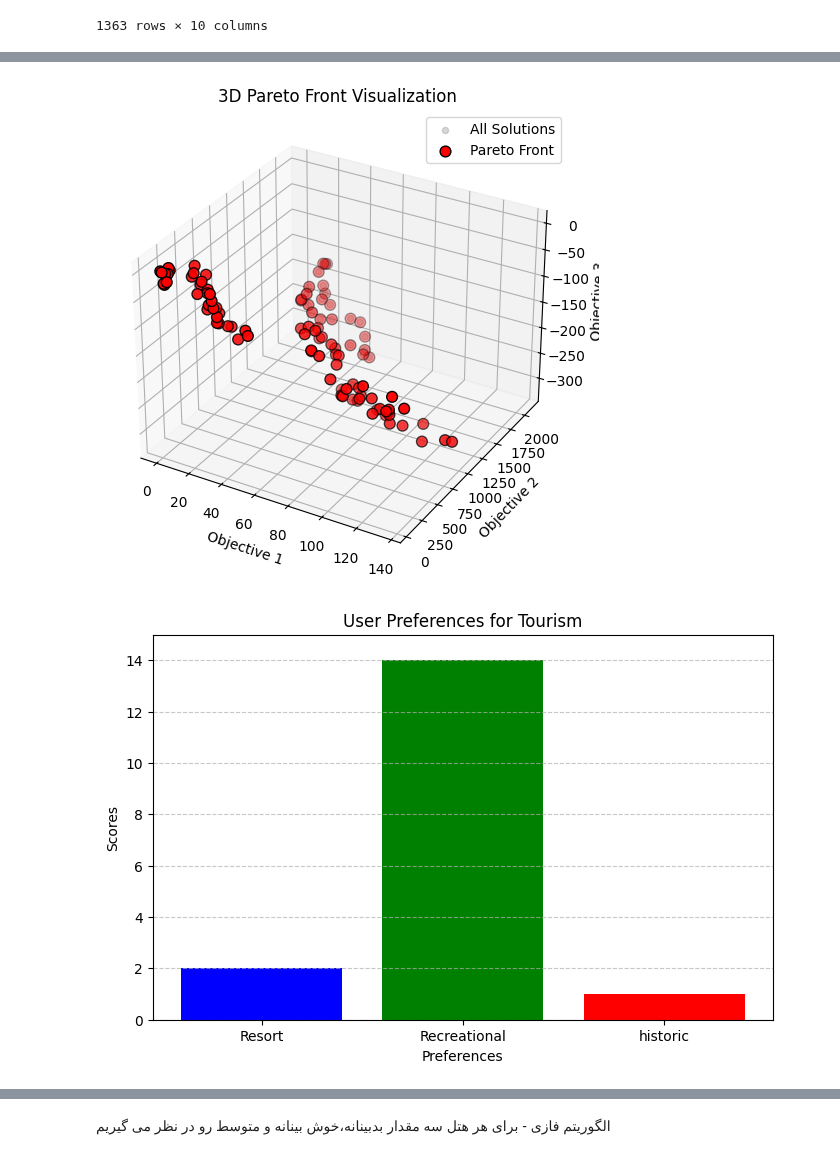
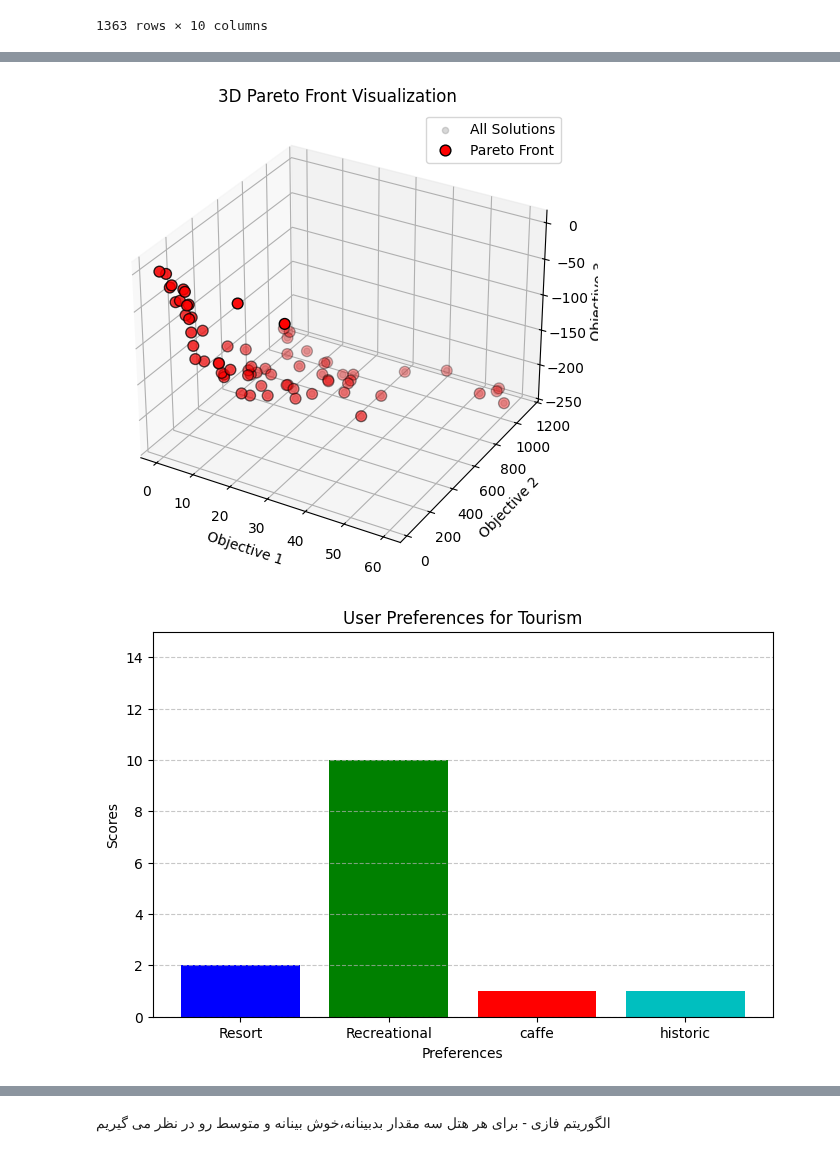
Before and after one commit to hosngholami/RecommenderSystem, a Jupyter notebook: RecommenderSystem.ipynb, the cells around one changed output, grey strips where cells are left out. Cells and saved outputs as stored; diff of their text form; code cells hidden in the pictures.

```diff
--- a/RecommenderSystem.ipynb
+++ b/RecommenderSystem.ipynb
@@ -477,29 +477,30 @@ class CustomeCrossover(Crossover):
               lengthParent1 = parent1[0]
               lengthParent2 = parent2[0]
 
+              minLength = min(lengthParent1, lengthParent2)
+              if(lengthParent1 > 2) and (lengthParent2 > 2):
+                point = np.random.randint(2, minLength)
 
+                child1 = np.hstack((0,
+                                    parent1[1],
+                                    parent1[2:point],
+                                    parent2[point + 1:lengthParent2-1],
+                                    parent1[lengthParent1]))
+                child2 = np.hstack((0,
+                                    parent2[1],
+                                    parent2[2:point],
+                                    parent1[point + 1:lengthParent1-1],
+                                    parent2[lengthParent2]))
 
+                child1[0] = len(child1[1:])
+                child2[0] = len(child2[1:])
 
-                # point = np.random.randint(2, minLength)
+                child1 = np.concatenate((child1, np.zeros(int((n_var - child1[0])) , dtype=child1.dtype)))
+                child2 = np.concatenate((child2, np.zeros(int((n_var - child2[0])) , dtype=child2.dtype)))
+              else:
+                child1 = parent1
+                child2 = parent2
 
-                # child1 = np.hstack((0,
-                #                     parent1[1],
-                #                     parent1[2:point],
-                #                     parent2[point + 1:lengthParent2-1],
-                #                     parent1[lengthParent1]))
-                # child2 = np.hstack((0,
-                #                     parent2[1],
-                #                     parent2[2:point],
-                #                     parent1[point + 1:lengthParent1-1],
-                #                     parent2[lengthParent2]))
-
-                # child1[0] = len(child1[1:])
-                # child2[0] = len(child2[1:])
-
-                # child1 = np.concatenate((child1, np.zeros(int((n_var - child1[0])) , dtype=child1.dtype)))
-                # child2 = np.concatenate((child2, np.zeros(int((n_var - child2[0])) , dtype=child2.dtype)))
-              child1 = parent1
-              child2 = parent2
 
               break
 
@@ -550,7 +551,8 @@ problem = HotelRouteProblem(n_var=50, prefernces=userPreference)
 res = minimize(problem,
                algorithm,
                termination=('n_gen', 100),
-               verbose=True)
+               verbose=True,
+               eliminate_duplicates=True)
 
 
 
@@ -720,2 +722,2 @@ Best rate: 323.0
-[figure, old version]
+[figure, new version]
-[figure, old version]
+[figure, new version]
```
Also changed, not shown: parts of 1 cell of this notebook.
